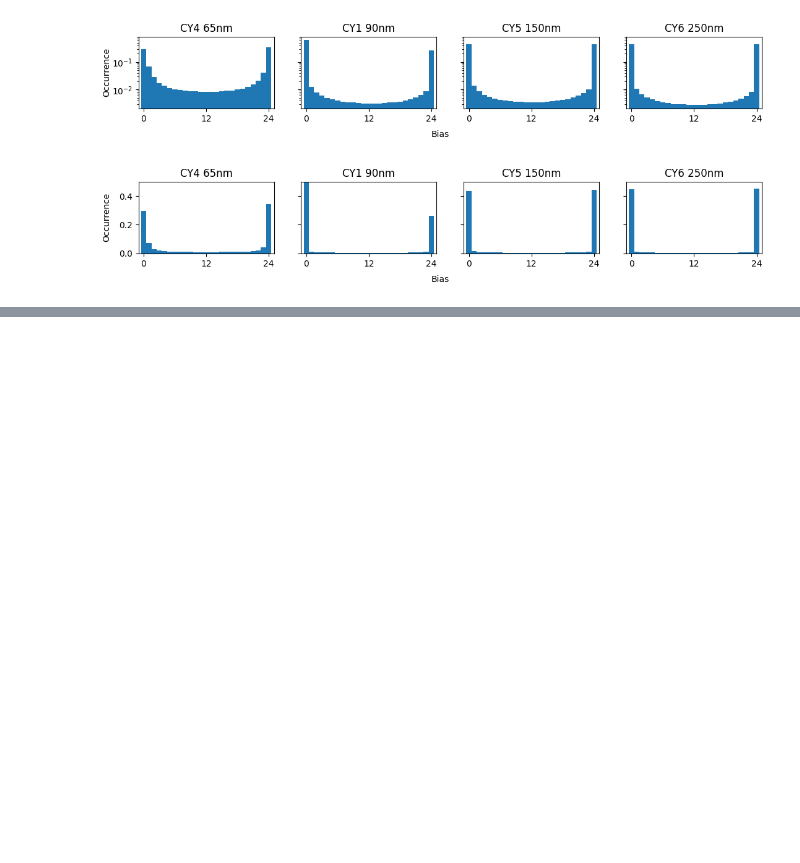
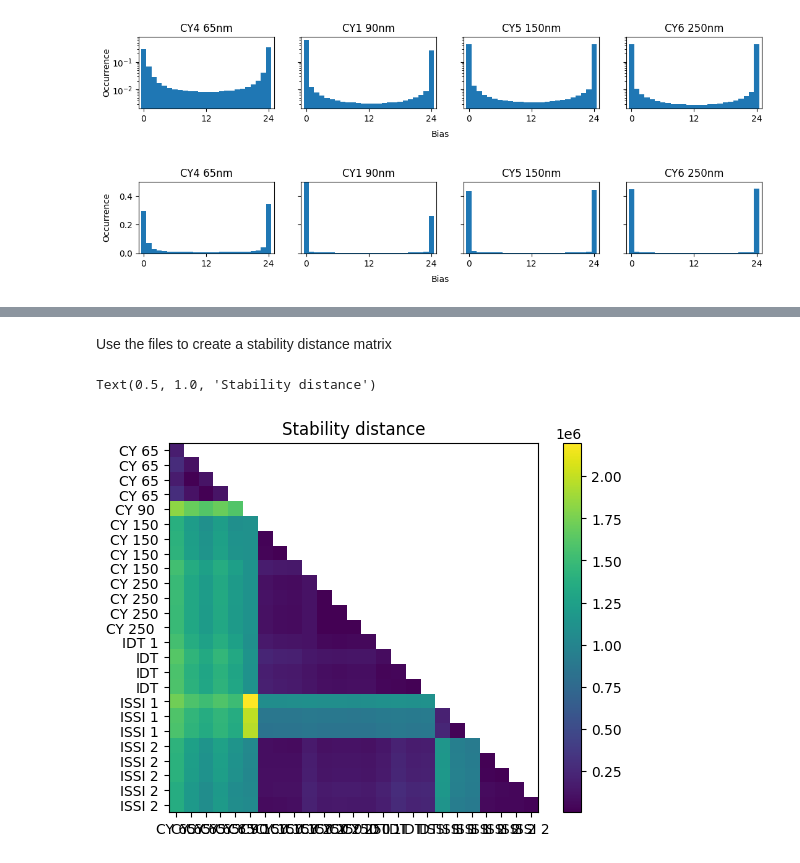
Before and after one commit to ihalseide/sram-fingerprint, a Jupyter notebook: analysis/izak_notebook.ipynb, the cells around one changed output, grey strips where cells are left out. Saved outputs shown, nothing was run; the diff lists cells and outputs as text; code cells hidden in the pictures; blank space fills up the shorter version.

```diff
--- a/analysis/izak_notebook.ipynb
+++ b/analysis/izak_notebook.ipynb
@@ -1968,0 +2084,16 @@ for is_log in (True, False):
+# %% [markdown]
+Use the files to create a stability distance matrix
+# %%
+def stability_distance(votes_a: np.ndarray, votes_b: np.ndarray, num_bins=51) -> float:
+    hist_a, _ = np.histogram(votes_a, num_bins)
+    hist_b, _ = np.histogram(votes_b, num_bins)
+    return float(np.linalg.norm(hist_a - hist_b))
+
+
+correlation_matrix_plot(labeled_files_votes, stability_distance)
+plt.title("Stability distance")
+ax = plt.gca()
+ax.set_xticklabels(ax.get_xticklabels(), rotation=45, ha='right')
+# %% [output]
+Text(0.5, 1.0, 'Stability distance')
+[figure, added]
```
Also changed, not shown: parts of 26 cells of this notebook.
